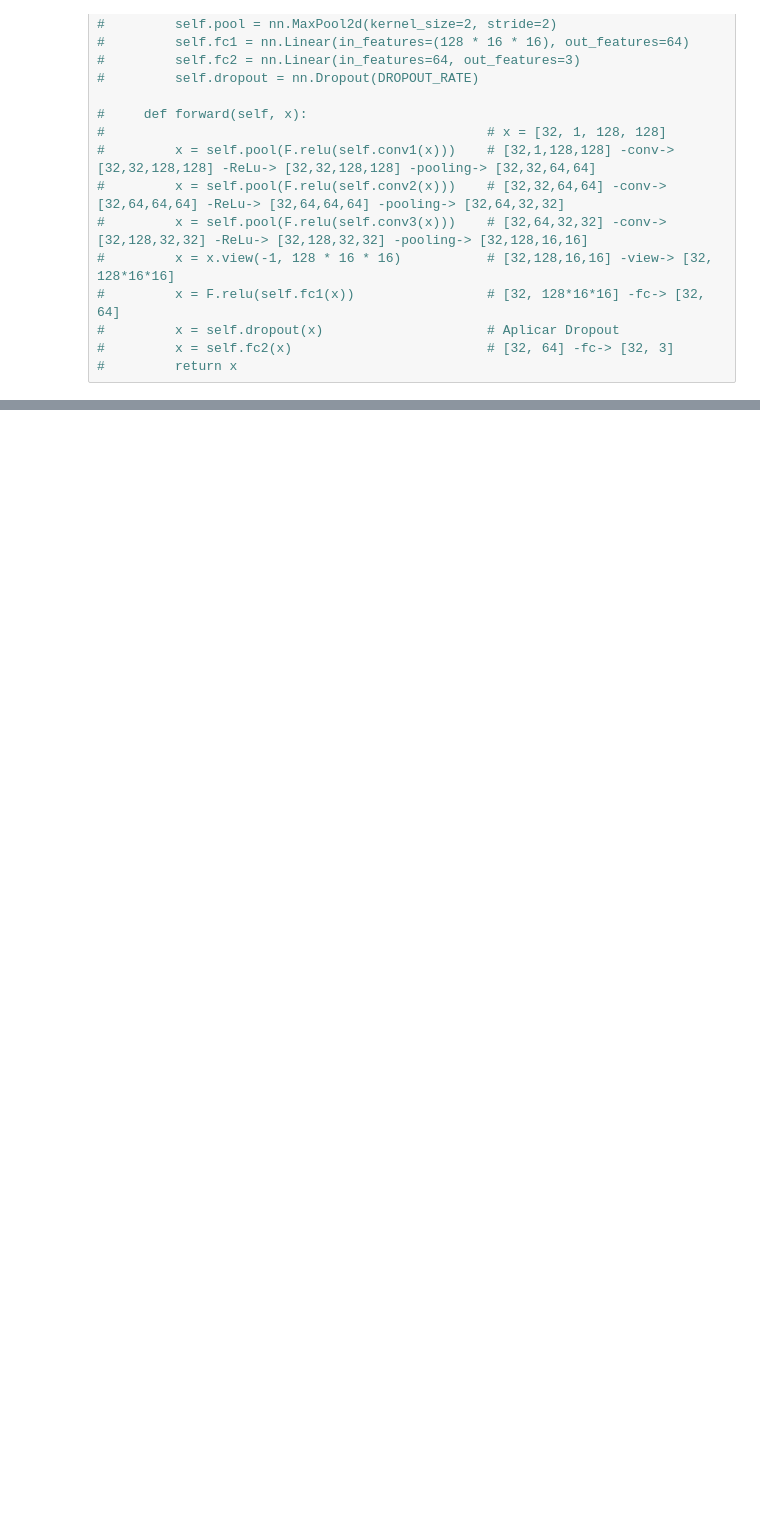
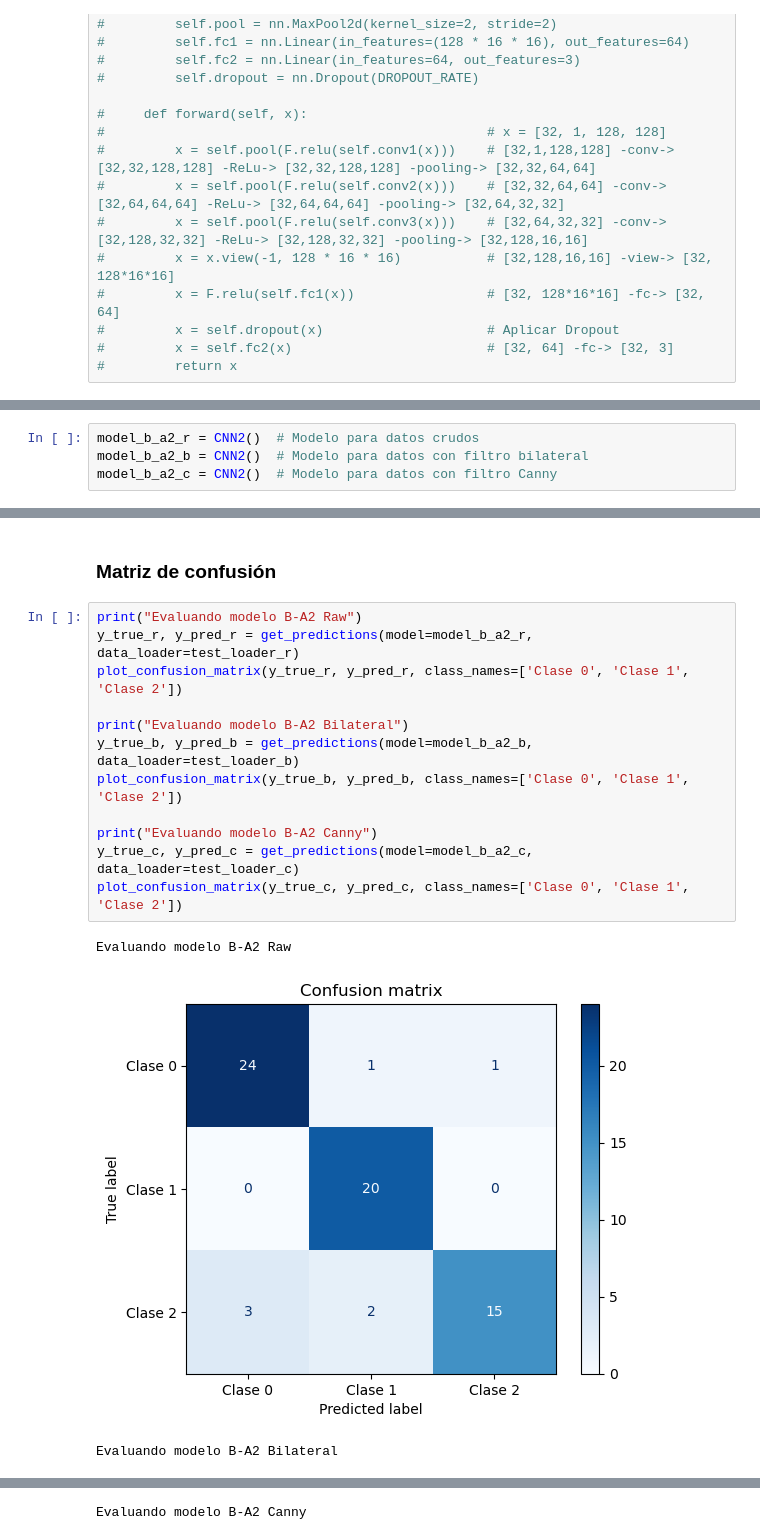
Before and after one commit to MajinLoop/IC6200_AI_P2, a Jupyter notebook: src/model_b.ipynb, the cells around one changed output, grey strips where cells are left out. Saved outputs shown, nothing was run; the diff lists cells and outputs as text; blank space fills up the shorter version.

Commit message:
Add confusion matrix

```diff
--- a/src/model_b.ipynb
+++ b/src/model_b.ipynb
@@ -550,0 +664,4 @@ Accuracy of the model on the test images: 77.27%
+# %%
+model_b_a2_r = CNN2()  # Modelo para datos crudos
+model_b_a2_b = CNN2()  # Modelo para datos con filtro bilateral
+model_b_a2_c = CNN2()  # Modelo para datos con filtro Canny
@@ -550,0 +736,18 @@ Accuracy of the model on the test images: 77.27%
+# %% [markdown]
+### Matriz de confusión
+# %%
+print("Evaluando modelo B-A2 Raw")
+y_true_r, y_pred_r = get_predictions(model=model_b_a2_r, data_loader=test_loader_r)
+plot_confusion_matrix(y_true_r, y_pred_r, class_names=['Clase 0', 'Clase 1', 'Clase 2'])
+
+print("Evaluando modelo B-A2 Bilateral")
+y_true_b, y_pred_b = get_predictions(model=model_b_a2_b, data_loader=test_loader_b)
+plot_confusion_matrix(y_true_b, y_pred_b, class_names=['Clase 0', 'Clase 1', 'Clase 2'])
+
+print("Evaluando modelo B-A2 Canny")
+y_true_c, y_pred_c = get_predictions(model=model_b_a2_c, data_loader=test_loader_c)
+plot_confusion_matrix(y_true_c, y_pred_c, class_names=['Clase 0', 'Clase 1', 'Clase 2'])
+# %% [output]
+Evaluando modelo B-A2 Raw
+[figure, added]
+Evaluando modelo B-A2 Bilateral
@@ -550,0 +755 @@ Accuracy of the model on the test images: 77.27%
+Evaluando modelo B-A2 Canny
```
Also changed, not shown: parts of 59 cells of this notebook, 8 other files.
